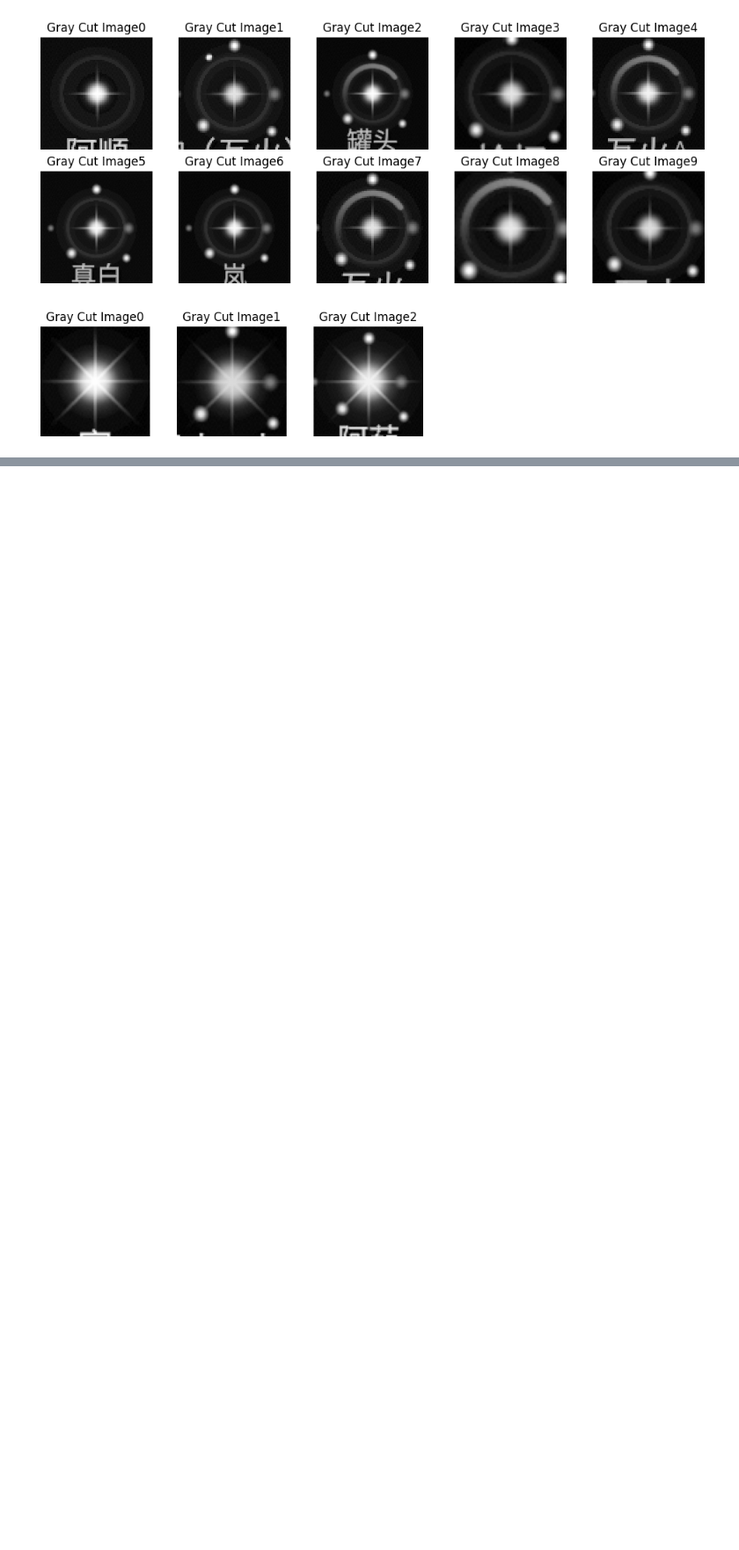
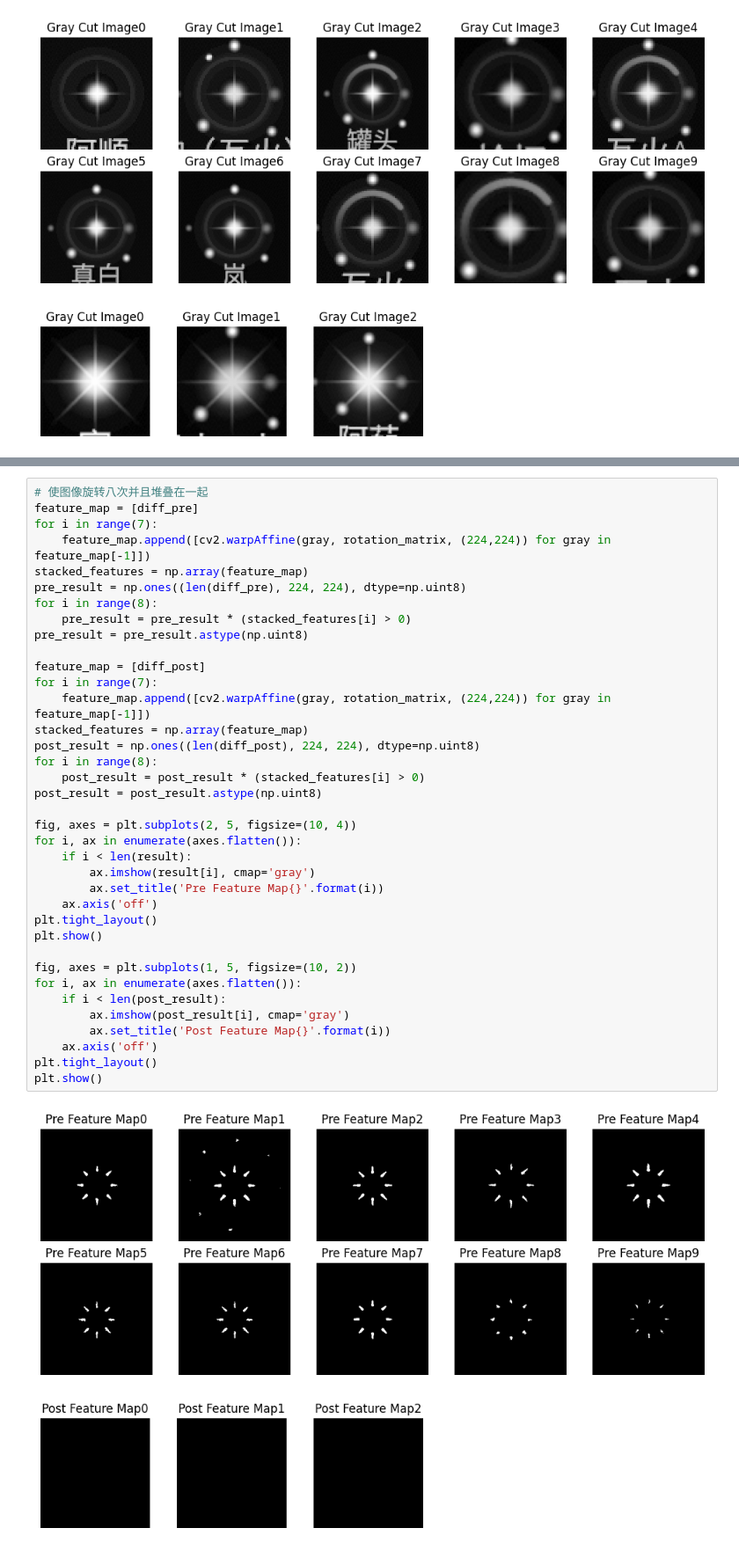
Before and after one commit to hhhhc-da/sky-auto-collect, a Jupyter notebook: heart/heart-image.ipynb, the cells around one changed output, grey strips where cells are left out. Shown at 88% size. Saved outputs shown, nothing was run; the diff lists cells and outputs as text; blank space fills up the shorter version.

```diff
--- a/heart/heart-image.ipynb
+++ b/heart/heart-image.ipynb
@@ -397,0 +521,40 @@ plt.show()
+# %%
+# 使图像旋转八次并且堆叠在一起
+feature_map = [diff_pre]
+for i in range(7):
+    feature_map.append([cv2.warpAffine(gray, rotation_matrix, (224,224)) for gray in feature_map[-1]])
+stacked_features = np.array(feature_map)
+pre_result = np.ones((len(diff_pre), 224, 224), dtype=np.uint8)
+for i in range(8):
+    pre_result = pre_result * (stacked_features[i] > 0)
+pre_result = pre_result.astype(np.uint8)
+
+feature_map = [diff_post]
+for i in range(7):
+    feature_map.append([cv2.warpAffine(gray, rotation_matrix, (224,224)) for gray in feature_map[-1]])
+stacked_features = np.array(feature_map)
+post_result = np.ones((len(diff_post), 224, 224), dtype=np.uint8)
+for i in range(8):
+    post_result = post_result * (stacked_features[i] > 0)
+post_result = post_result.astype(np.uint8)
+
+fig, axes = plt.subplots(2, 5, figsize=(10, 4))
+for i, ax in enumerate(axes.flatten()):
+    if i < len(result):
+        ax.imshow(result[i], cmap='gray')
+        ax.set_title('Pre Feature Map{}'.format(i))
+    ax.axis('off')
+plt.tight_layout()
+plt.show()
+
+fig, axes = plt.subplots(1, 5, figsize=(10, 2))
+for i, ax in enumerate(axes.flatten()):
+    if i < len(post_result):
+        ax.imshow(post_result[i], cmap='gray')
+        ax.set_title('Post Feature Map{}'.format(i))
+    ax.axis('off')
+plt.tight_layout()
+plt.show()
+# %% [output]
+[figure, added]
+[figure, added]
```
Also changed, not shown: parts of 5 cells of this notebook, 2 other files.
